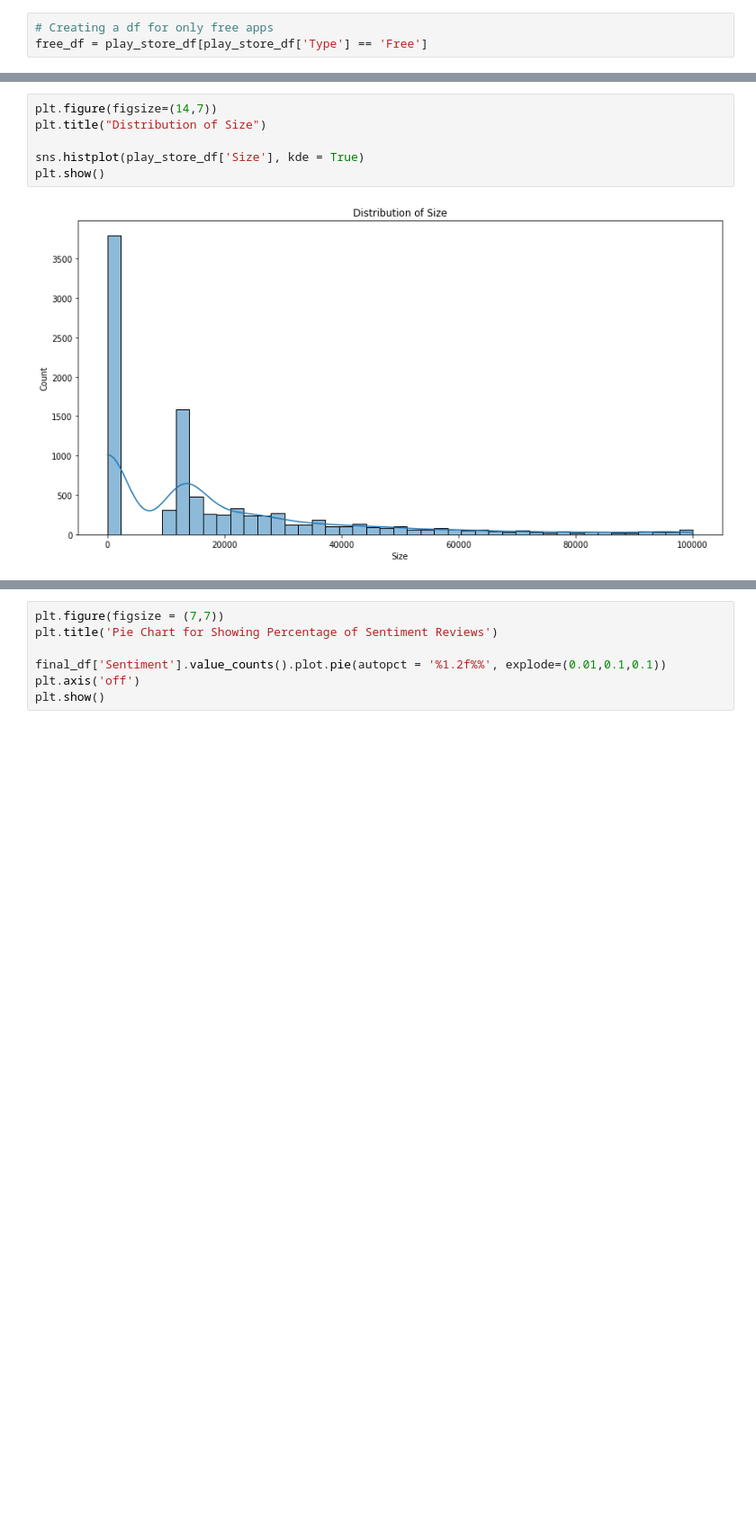
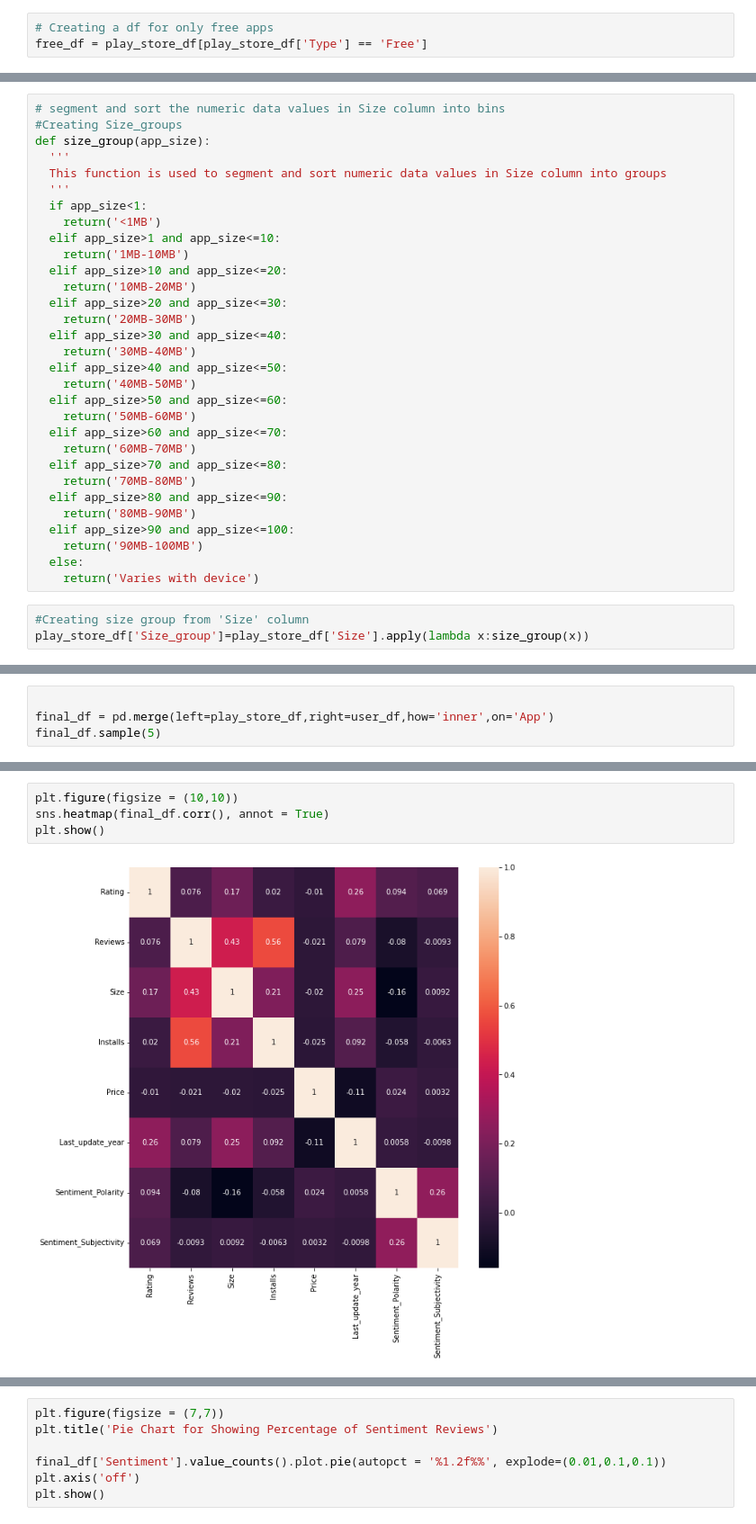
Before and after one commit to CarolinaPaul/playstore-eda, a Jupyter notebook: Google_Play_Store_Analysis.ipynb, the cells around one changed output, grey strips where cells are left out. Shown at 90% size. Cells and saved outputs as stored; diff of their text form; blank space fills up the shorter version.

```diff
--- a/Google_Play_Store_Analysis.ipynb
+++ b/Google_Play_Store_Analysis.ipynb
@@ -884,0 +1241,34 @@ plt.legend()
+# %%
+# segment and sort the numeric data values in Size column into bins
+#Creating Size_groups
+def size_group(app_size):
+  '''
+  This function is used to segment and sort numeric data values in Size column into groups
+  '''
+  if app_size<1:
+    return('<1MB')
+  elif app_size>1 and app_size<=10:
+    return('1MB-10MB')
+  elif app_size>10 and app_size<=20:
+    return('10MB-20MB')
+  elif app_size>20 and app_size<=30:
+    return('20MB-30MB')
+  elif app_size>30 and app_size<=40:
+    return('30MB-40MB')
+  elif app_size>40 and app_size<=50:
+    return('40MB-50MB')
+  elif app_size>50 and app_size<=60:
+    return('50MB-60MB')
+  elif app_size>60 and app_size<=70:
+    return('60MB-70MB')
+  elif app_size>70 and app_size<=80:
+    return('70MB-80MB')
+  elif app_size>80 and app_size<=90:
+    return('80MB-90MB')
+  elif app_size>90 and app_size<=100:
+    return('90MB-100MB')
+  else:
+    return('Varies with device')
+# %%
+#Creating size group from 'Size' column
+play_store_df['Size_group']=play_store_df['Size'].apply(lambda x:size_group(x))
@@ -884,0 +1323,4 @@ plt.legend()
+# %%
+
+final_df = pd.merge(left=play_store_df,right=user_df,how='inner',on='App')
+final_df.sample(5)
@@ -885,8 +1336,6 @@ plt.legend()
 # %%
-plt.figure(figsize=(14,7))
-plt.title("Distribution of Size")
-
-sns.histplot(play_store_df['Size'], kde = True)
+plt.figure(figsize = (10,10))
+sns.heatmap(final_df.corr(), annot = True)
 plt.show()
 # %% [output]
-[figure, old version]
+[figure, new version]
```
Also changed, not shown: parts of 196 cells of this notebook.
